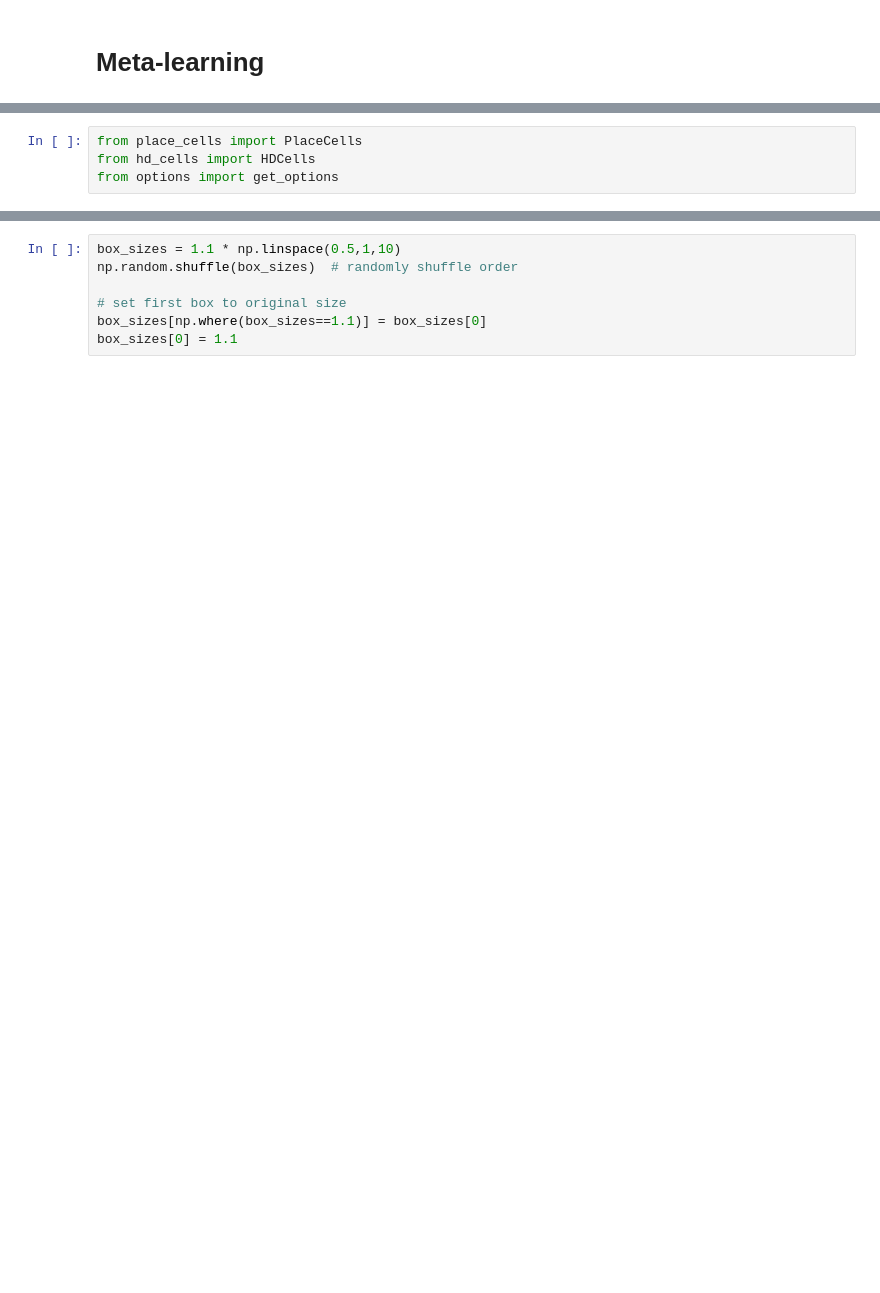
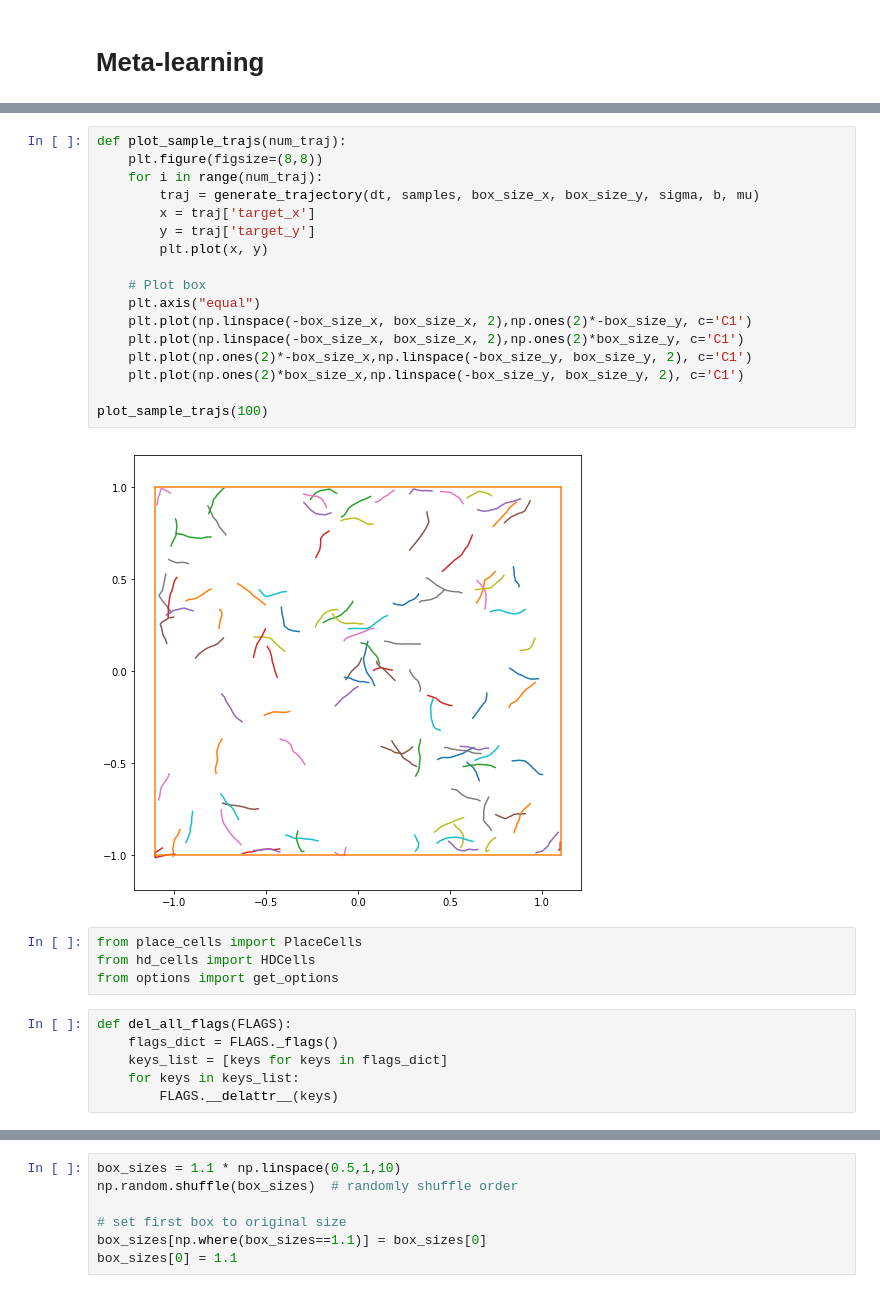
Before and after one commit to ganguli-lab/grid-pattern-formation, a Jupyter notebook: generate_mouse_trajectory.ipynb, the cells around one changed output, grey strips where cells are left out. Saved outputs shown, nothing was run; the diff lists cells and outputs as text; blank space fills up the shorter version.

```diff
--- a/generate_mouse_trajectory.ipynb
+++ b/generate_mouse_trajectory.ipynb
@@ -848,5 +949,30 @@ for i in tqdm(range(num_files)):
+# %%
+def plot_sample_trajs(num_traj):
+    plt.figure(figsize=(8,8))
+    for i in range(num_traj):
+        traj = generate_trajectory(dt, samples, box_size_x, box_size_y, sigma, b, mu)
+        x = traj['target_x']
+        y = traj['target_y']
+        plt.plot(x, y)
+
+    # Plot box
+    plt.axis("equal")
+    plt.plot(np.linspace(-box_size_x, box_size_x, 2),np.ones(2)*-box_size_y, c='C1')
+    plt.plot(np.linspace(-box_size_x, box_size_x, 2),np.ones(2)*box_size_y, c='C1')
+    plt.plot(np.ones(2)*-box_size_x,np.linspace(-box_size_y, box_size_y, 2), c='C1')
+    plt.plot(np.ones(2)*box_size_x,np.linspace(-box_size_y, box_size_y, 2), c='C1')
+
+plot_sample_trajs(100)
+# %% [output]
+[figure, added]
 # %%
 from place_cells import PlaceCells
 from hd_cells import HDCells
 from options import get_options
+# %%
+def del_all_flags(FLAGS):
+    flags_dict = FLAGS._flags()
+    keys_list = [keys for keys in flags_dict]
+    for keys in keys_list:
+        FLAGS.__delattr__(keys)
 # %%
```
Also changed, not shown: parts of 22 cells of this notebook, 4 other files.
